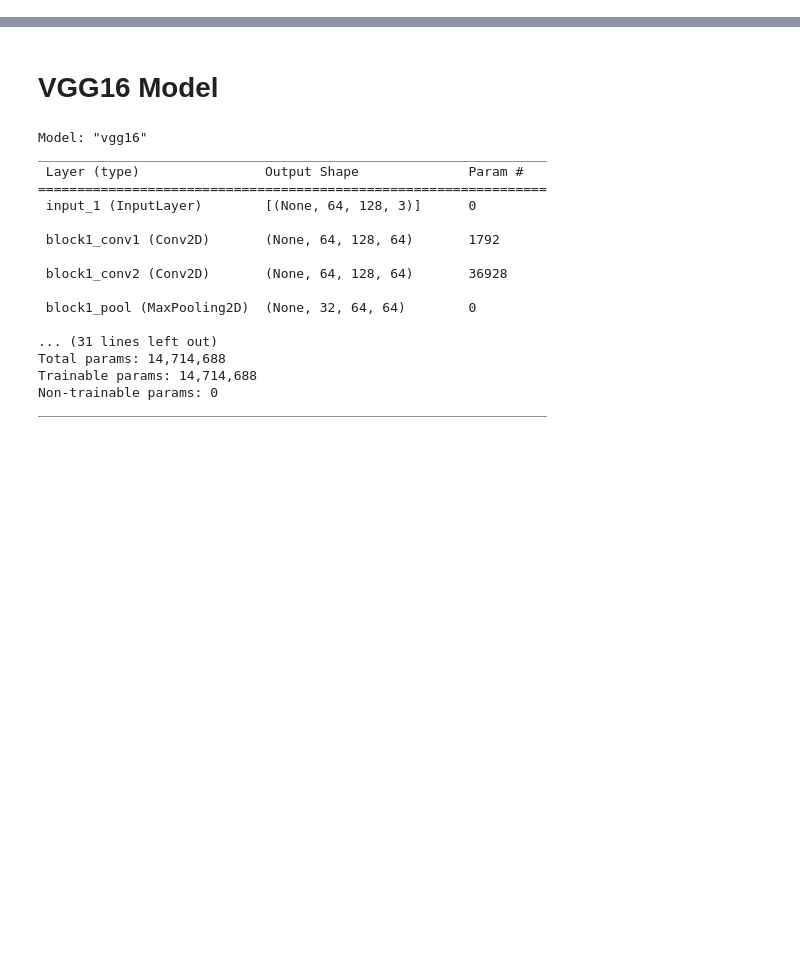
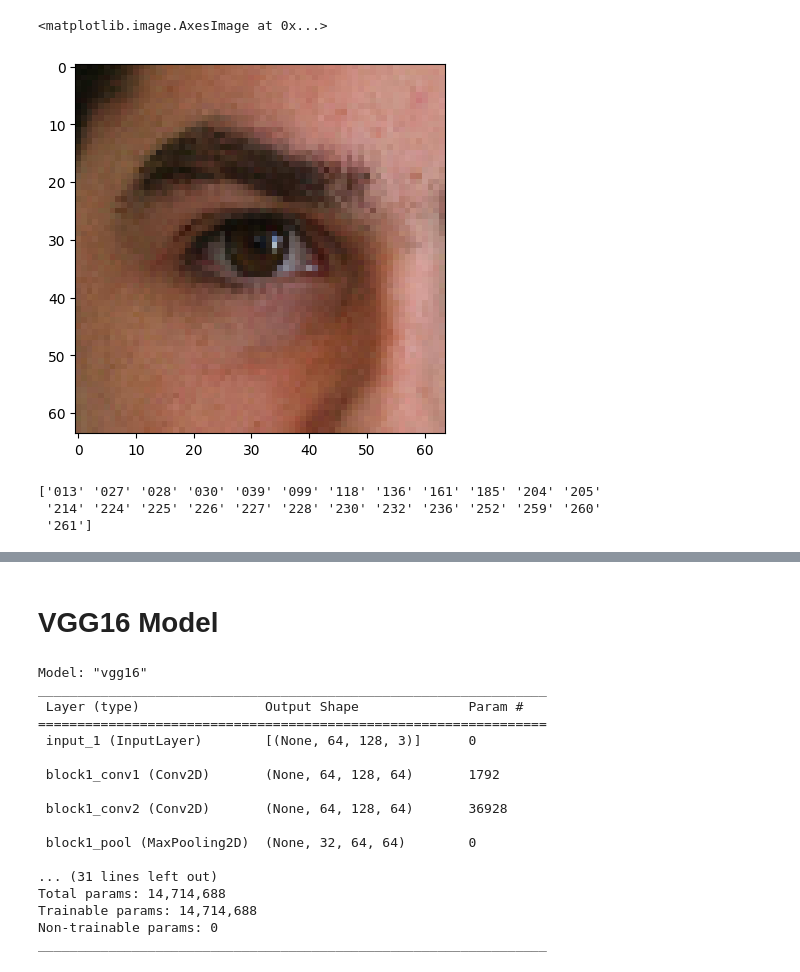
Before and after one commit to JimHok/Source_Code, a Jupyter notebook: main/peri_cnn_new.ipynb, the cells around one changed output, grey strips where cells are left out. Saved outputs shown, nothing was run; the diff lists cells and outputs as text; code cells hidden in the pictures; blank space fills up the shorter version.

```diff
--- a/main/peri_cnn_new.ipynb
+++ b/main/peri_cnn_new.ipynb
@@ -12,0 +21,5 @@ iris_data, iris_label = load_CASIA('Iris-Dataset/CASIA-Iris-Lamp', img_p_cl)
+# %%
+plt.imshow(iris_data_test[30].astype(int))
+# %% [output]
+<matplotlib.image.AxesImage at 0x...>
+[figure, added]
@@ -12,0 +34,7 @@ iris_data, iris_label = load_CASIA('Iris-Dataset/CASIA-Iris-Lamp', img_p_cl)
+# %%
+diff_label = [label if label not in iris_label_test_temp else 'None' for label in iris_label_temp]
+print(np.unique(diff_label)[:-1])
+# %% [output]
+['013' '027' '028' '030' '039' '099' '118' '136' '161' '185' '204' '205'
+ '214' '224' '225' '226' '227' '228' '230' '232' '236' '252' '259' '260'
+ '261']
```
Also changed, not shown: parts of 39 cells of this notebook, 8 other files.
